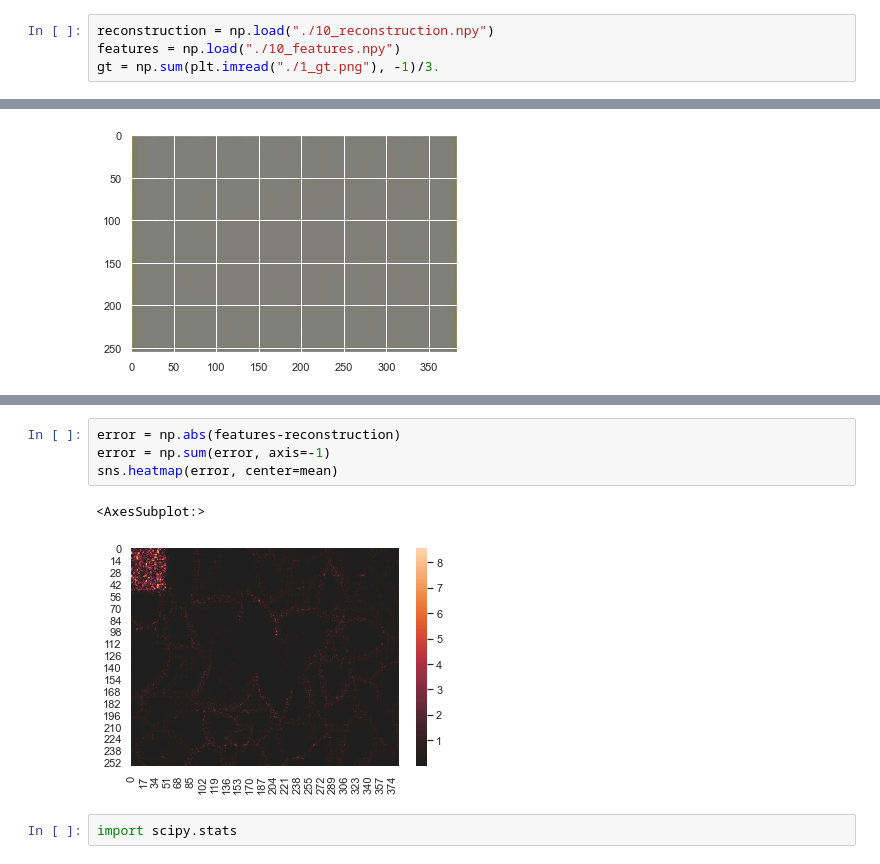
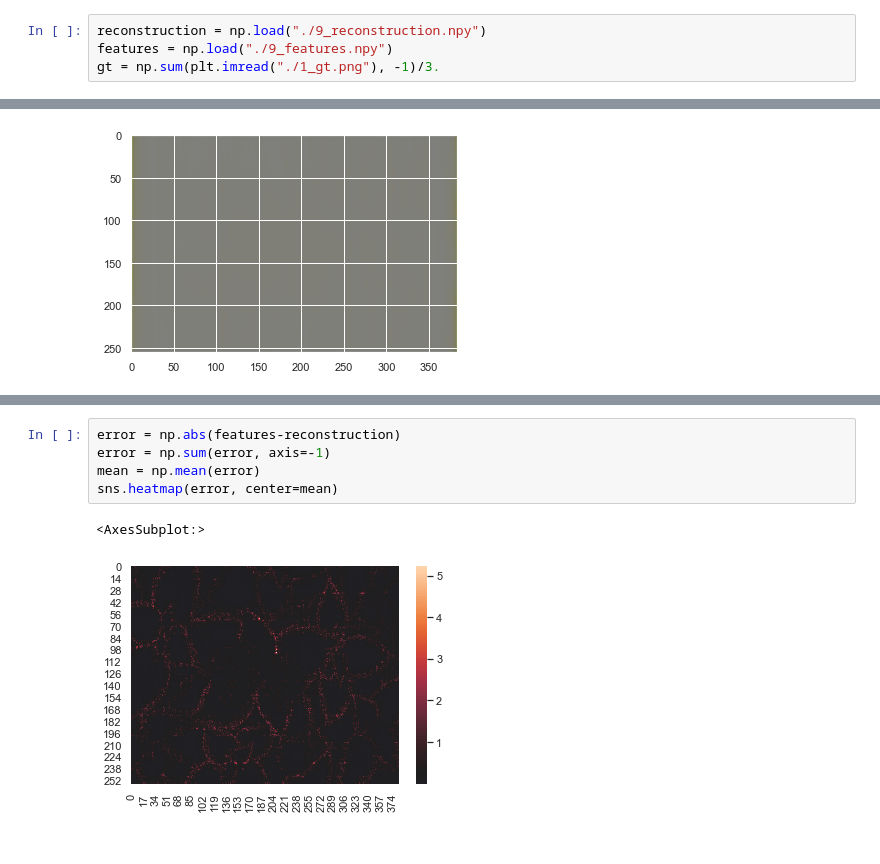
Before and after one commit to geoffroyO/sVae, a Jupyter notebook: src/img_test/test_results.ipynb, the cells around one changed output, grey strips where cells are left out. Drawn from its saved outputs; the diff is of its cells as text.

```diff
--- a/src/img_test/test_results.ipynb
+++ b/src/img_test/test_results.ipynb
@@ -9,6 +8,6 @@ from pylab import savefig
 # %%
-reconstruction = np.load("./10_reconstruction.npy")
-features = np.load("./10_features.npy")
+reconstruction = np.load("./9_reconstruction.npy")
+features = np.load("./9_features.npy")
 gt = np.sum(plt.imread("./1_gt.png"), -1)/3.
 # %%
 plt.imshow(features)
@@ -44,9 +23,8 @@ array([[[0.23502816, 0.21591236, 0.03033179],
 # %%
 error = np.abs(features-reconstruction)
 error = np.sum(error, axis=-1)
+mean = np.mean(error)
 sns.heatmap(error, center=mean)
 # %% [output]
 <AxesSubplot:>
-[figure, old version]
+[figure, new version]
-# %%
-import scipy.stats
```
Also changed, not shown: parts of 3 cells of this notebook, 3 other files.
